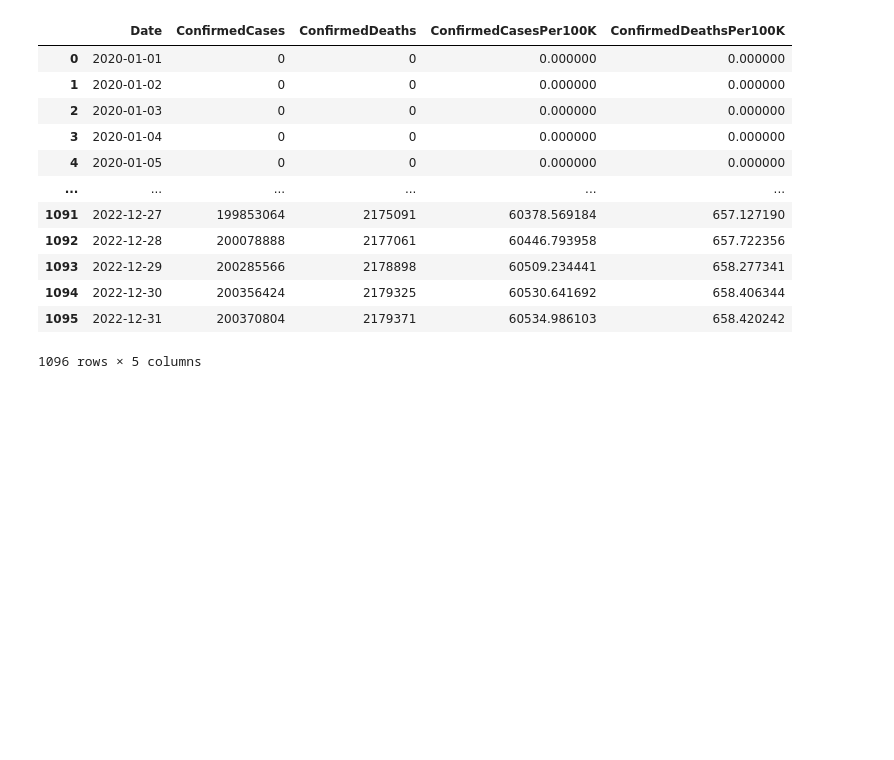
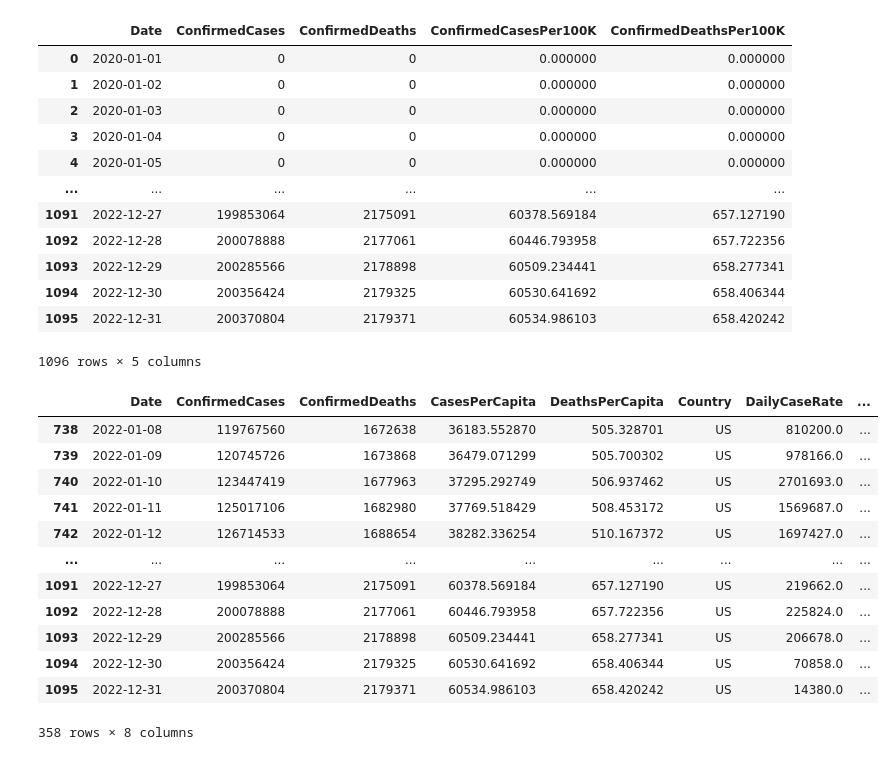
Before and after one commit to Nixx162/cs5239, a Jupyter notebook: data/eda.ipynb, the cells around one changed output. Cells and saved outputs as stored; diff of their text form; code cells hidden in the pictures; blank space fills up the shorter version.

```diff
--- a/data/eda.ipynb
+++ b/data/eda.ipynb
@@ -60,3 +60,35 @@ us_df
 | 1094 | 2022-12-30 | 200356424 | 2179325 | 60530.641692 | 658.406344 |
 | 1095 | 2022-12-31 | 200370804 | 2179371 | 60534.986103 | 658.420242 |
 1096 rows × 5 columns
+# %%
+# Load and prepare U.S. data
+us_df = pd.read_csv("../data/OxCGRT_fullwithnotes_USA_v1.csv")
+us_df = us_df[['CountryName', 'Date', 'ConfirmedCases', 'ConfirmedDeaths']]
+us_df = us_df.dropna()
+us_df['Date'] = pd.to_datetime(us_df['Date'], format='%Y%m%d')
+us_df_grouped = us_df.groupby('Date')[['ConfirmedCases', 'ConfirmedDeaths']].sum().reset_index()
+us_population = 331_000_000  # U.S. population
+us_df_grouped['CasesPerCapita'] = us_df_grouped['ConfirmedCases'] / us_population * 100_000
+us_df_grouped['DeathsPerCapita'] = us_df_grouped['ConfirmedDeaths'] / us_population * 100_000
+us_df_grouped['Country'] = 'US'
+
+# Calculate daily case and death rates for U.S.
+us_df_grouped['DailyCaseRate'] = us_df_grouped['ConfirmedCases'] - us_df_grouped['ConfirmedCases'].shift(1)
+us_df_grouped['DailyDeathRate'] = us_df_grouped['ConfirmedDeaths'] - us_df_grouped['ConfirmedDeaths'].shift(1)
+us_df_grouped['DailyCaseRate'] = us_df_grouped['DailyCaseRate'].apply(lambda x: max(0, x))
+us_df_grouped['DailyDeathRate'] = us_df_grouped['DailyDeathRate'].apply(lambda x: max(0, x))
+us_df_grouped[us_df_grouped["Date"] >= "2022-01-08"]
+# %% [output]
+|  | Date | ConfirmedCases | ConfirmedDeaths | CasesPerCapita | DeathsPerCapita | Country | DailyCaseRate | ... |
+| 738 | 2022-01-08 | 119767560 | 1672638 | 36183.552870 | 505.328701 | US | 810200.0 | ... |
+| 739 | 2022-01-09 | 120745726 | 1673868 | 36479.071299 | 505.700302 | US | 978166.0 | ... |
+| 740 | 2022-01-10 | 123447419 | 1677963 | 37295.292749 | 506.937462 | US | 2701693.0 | ... |
+| 741 | 2022-01-11 | 125017106 | 1682980 | 37769.518429 | 508.453172 | US | 1569687.0 | ... |
+| 742 | 2022-01-12 | 126714533 | 1688654 | 38282.336254 | 510.167372 | US | 1697427.0 | ... |
+| ... | ... | ... | ... | ... | ... | ... | ... | ... |
+| 1091 | 2022-12-27 | 199853064 | 2175091 | 60378.569184 | 657.127190 | US | 219662.0 | ... |
+| 1092 | 2022-12-28 | 200078888 | 2177061 | 60446.793958 | 657.722356 | US | 225824.0 | ... |
+| 1093 | 2022-12-29 | 200285566 | 2178898 | 60509.234441 | 658.277341 | US | 206678.0 | ... |
+| 1094 | 2022-12-30 | 200356424 | 2179325 | 60530.641692 | 658.406344 | US | 70858.0 | ... |
+| 1095 | 2022-12-31 | 200370804 | 2179371 | 60534.986103 | 658.420242 | US | 14380.0 | ... |
+358 rows × 8 columns
```
Also changed, not shown: parts of 4 cells of this notebook, 3 other files.
